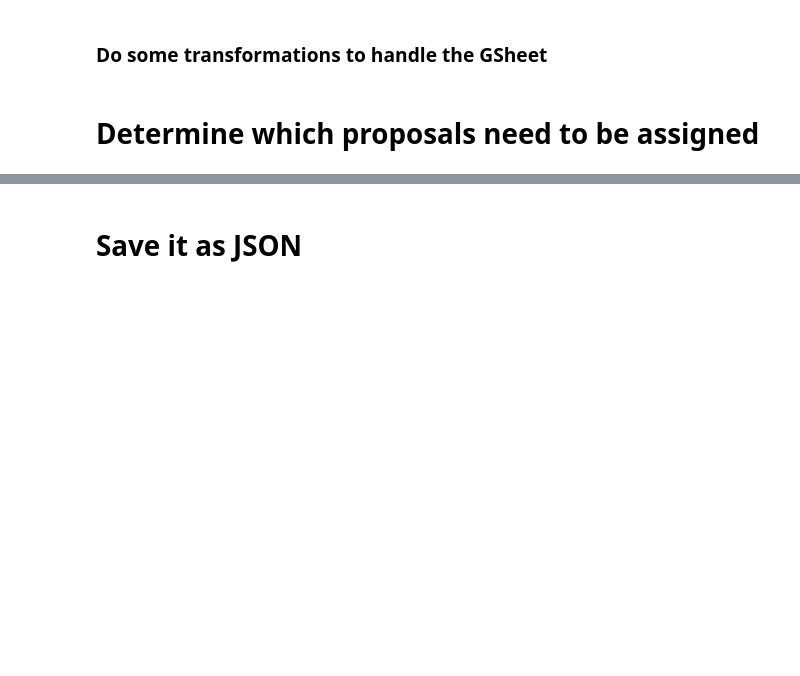
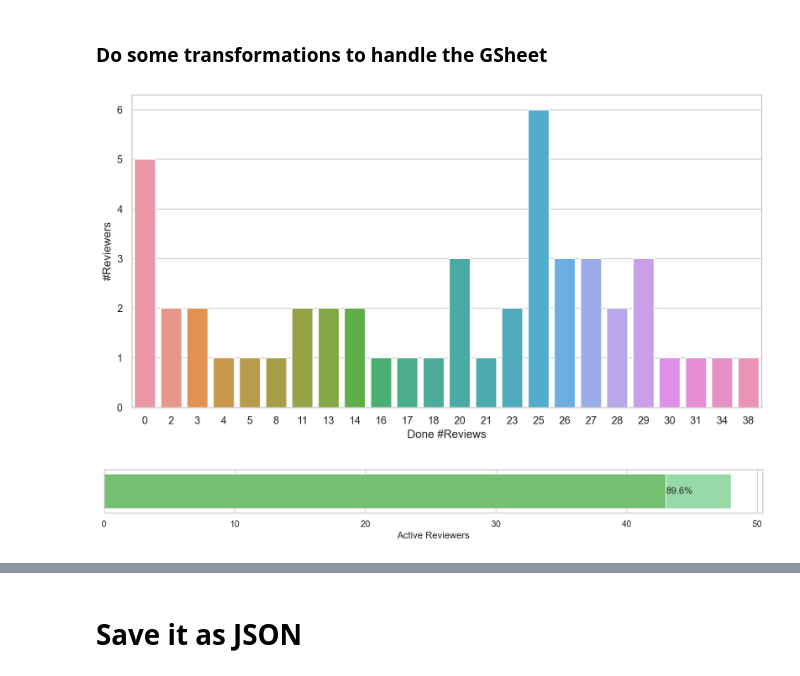
Before and after one commit to FlorianWilhelm/pytanis, a Jupyter notebook: notebooks/pyconde-pydata-berlin-2023/10_reviewer-assignment_v1.ipynb, the cells around one changed output, grey strips where cells are left out. Drawn from its saved outputs; the diff is of its cells as text; code cells hidden in the pictures; blank space fills up the shorter version.

```diff
--- a/notebooks/pyconde-pydata-berlin-2023/10_reviewer-assignment_v1.ipynb
+++ b/notebooks/pyconde-pydata-berlin-2023/10_reviewer-assignment_v1.ipynb
@@ -79,6 +107,7 @@ col_map = {
  "Do you want your name to be listed as a reviewer on the conference website?": Col.public,
  "Wants all proposals": Col.all_proposals,
  "Any additional comments for the Program Committee": Col.comment,
+ "Pretalx Name": Col.pretalx_user,
 }
 gsheet_df.rename(columns=col_map, inplace=True)
 # %% [markdown]
@@ -86,10 +115,11 @@ gsheet_df.rename(columns=col_map, inplace=True)
 # %%
 # parse preferences
 gsheet_df[Col.track_prefs] = gsheet_df[Col.track_prefs].apply(lambda x: x.replace(community_map[0], community_map[1]).split(', '))
-gsheet_df = gsheet_df.loc[gsheet_df[Col.pretalx_activated] != '']
+gsheet_df = gsheet_df.loc[~gsheet_df[Col.pretalx_activated].isna()]
 # save people that want all proposals for later
 assign_all_emails = gsheet_df[Col.email].loc[gsheet_df[Col.all_proposals] == 'x'].tolist()
 gsheet_df = gsheet_df.loc[gsheet_df[Col.all_proposals] != 'x']
 # %%
-gsheet_df = pd.merge(gsheet_df, curr_assign_df, on=Col.email, how='left')
-gsheet_df[Col.curr_assignments] = gsheet_df[Col.curr_assignments].map(lambda x: x if isinstance(x, list) else [])
+assign_df = pd.merge(gsheet_df, revs_df, on=Col.pretalx_user, how='left')
+assign_df["review"] = assign_df["review"].apply(lambda x: x if isinstance(x, list) else [])
+assign_df[Col.curr_assignments] = assign_df["review"].map(lambda x: x[:])
@@ -101,2 +125,0 @@ gsheet_df[Col.nassignments] = gsheet_df[Col.curr_assignments].map(len)
-# %% [markdown]
-# Determine which proposals need to be assigned
@@ -109,0 +126,11 @@ dist_df.loc[curr_assignment_counts.index, Col.target_nreviews] = subs_df[Col.tar
+# %%
+assign_df = assign_df.assign(**{Col.done_nreviews: assign_df["score"].map(
+    lambda scores: 0 if not isinstance(scores, list) else len([s for s in scores if not np.isnan(s)]))}
+)
+# %%
+sns.barplot(assign_df[Col.done_nreviews].value_counts().reset_index().rename(
+    columns={'index': Col.done_nreviews, Col.done_nreviews: "#Reviewers"}),
+    x=Col.done_nreviews,
+    y="#Reviewers");
+# %% [output]
+[figure, added]
@@ -110,3 +142,12 @@ dist_df.loc[curr_assignment_counts.index, Col.target_nreviews] = subs_df[Col.tar
+# %%
+f, ax = plt.subplots(figsize=(15, 1))
+sns.set_color_codes("pastel")
+sns.barplot(data=active_rev, x="all", color='g')
+sns.set_color_codes("muted")
+ax = sns.barplot(data=active_rev, x="Active Reviewers", color='g');
+ax.bar_label(ax.containers[1], labels=["{:.1%}".format(active_rev.loc[0, "Active Reviewers"] / active_rev.loc[0, "all"])]);
+# %% [output]
+[figure, added]
 # %% [markdown]
 # Assign remaining proposals to reviewers
 
```
Also changed, not shown: parts of 23 cells of this notebook, 6 other files.
